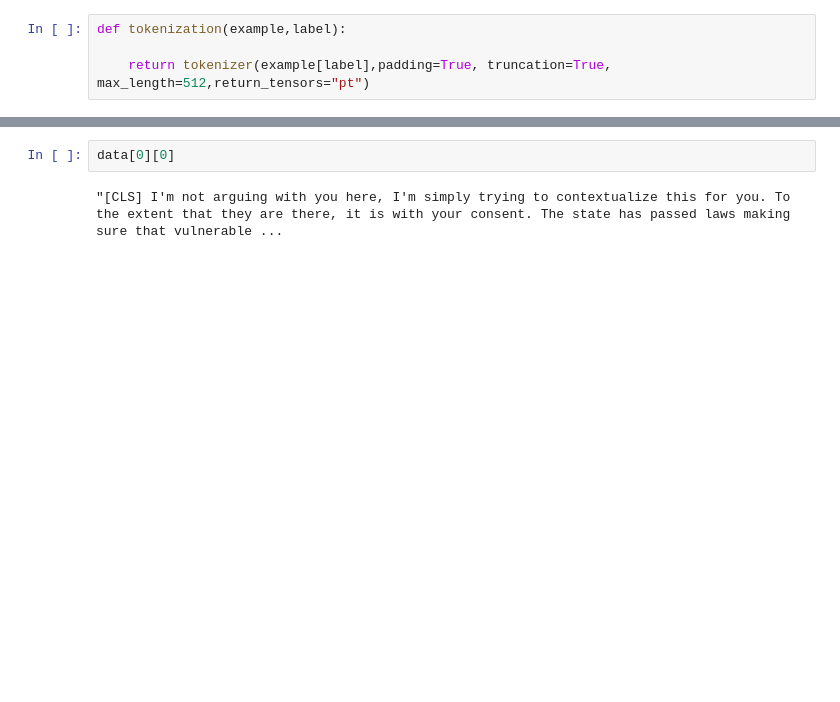
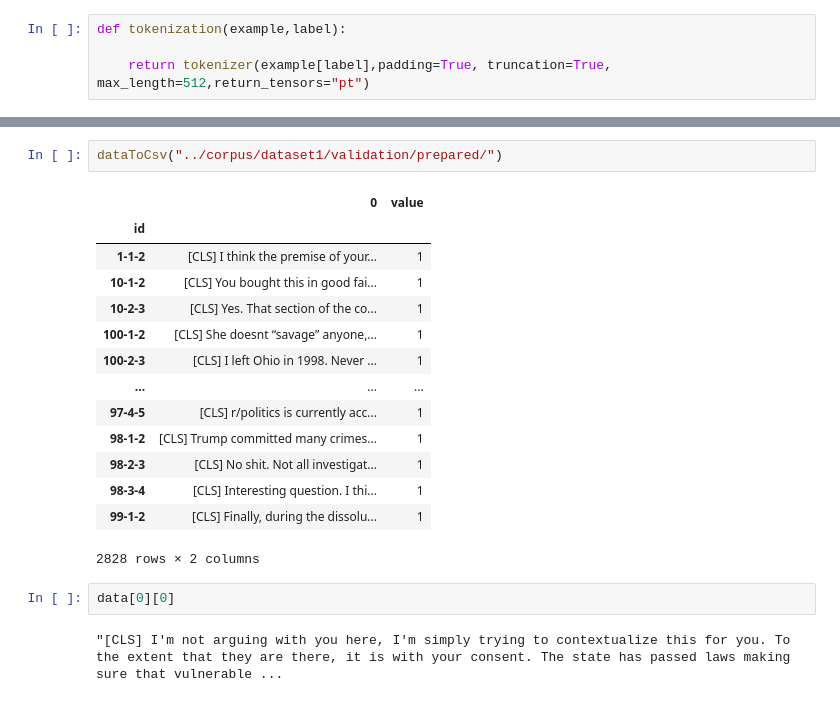
Before and after one commit to PLN-disca-iimas/StyleChangeDetection, a Jupyter notebook: Transformers/BERTonizer.ipynb, the cells around one changed output, grey strips where cells are left out. Saved outputs shown, nothing was run; the diff lists cells and outputs as text; blank space fills up the shorter version.

```diff
--- a/Transformers/BERTonizer.ipynb
+++ b/Transformers/BERTonizer.ipynb
@@ -102,3 +105,20 @@ data=dataToCsv("../corpus/dataset1/train/prepared/")
+# %%
+dataToCsv("../corpus/dataset1/validation/prepared/")
+# %% [output]
+|  | 0 | value |
+| id |  |  |
+| 1-1-2 | [CLS] I think the premise of your... | 1 |
+| 10-1-2 | [CLS] You bought this in good fai... | 1 |
+| 10-2-3 | [CLS] Yes. That section of the co... | 1 |
+| 100-1-2 | [CLS] She doesnt “savage” anyone,... | 1 |
+| 100-2-3 | [CLS] I left Ohio in 1998. Never ... | 1 |
+| ... | ... | ... |
+| 97-4-5 | [CLS] r/politics is currently acc... | 1 |
+| 98-1-2 | [CLS] Trump committed many crimes... | 1 |
+| 98-2-3 | [CLS] No shit. Not all investigat... | 1 |
+| 98-3-4 | [CLS] Interesting question. I thi... | 1 |
+| 99-1-2 | [CLS] Finally, during the dissolu... | 1 |
+2828 rows × 2 columns
 # %%
 data[0][0]
 # %% [output]
```
Also changed, not shown: parts of 20 cells of this notebook.
